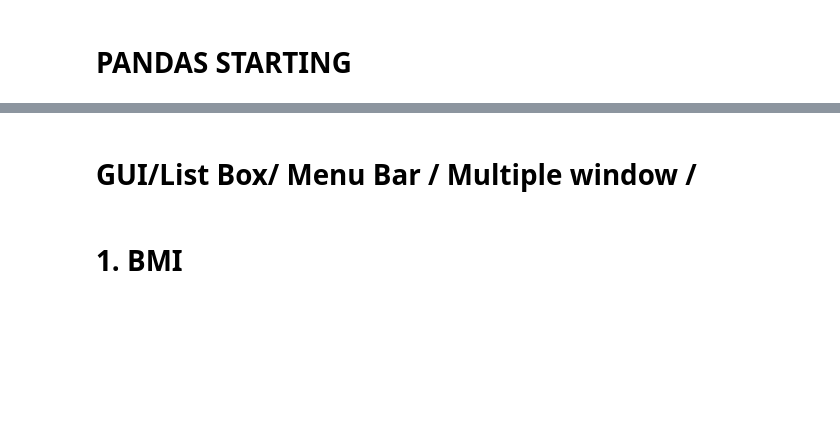
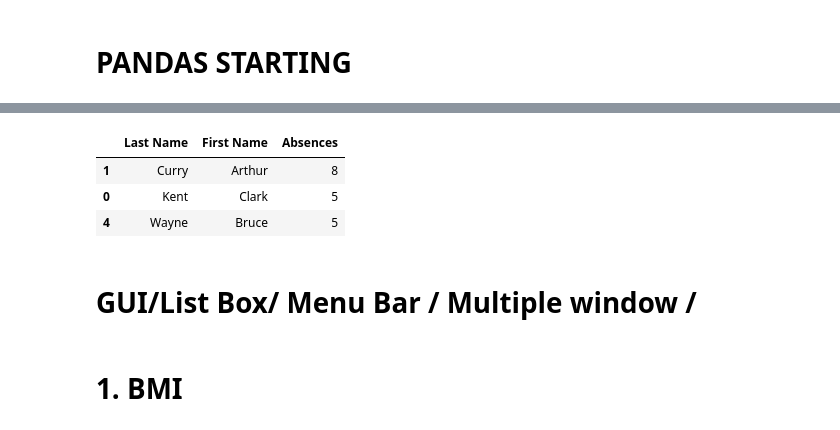
Before and after one commit to neilwaynecruz/neilwaynecruz, a Jupyter notebook: ForActivitiesPythonSirAL/1stProgram.ipynb, the cells around one changed output, grey strips where cells are left out. Saved outputs shown, nothing was run; the diff lists cells and outputs as text; code cells hidden in the pictures; blank space fills up the shorter version.

```diff
--- a/ForActivitiesPythonSirAL/1stProgram.ipynb
+++ b/ForActivitiesPythonSirAL/1stProgram.ipynb
@@ -170,19 +147,26 @@ df.loc[df["B"]>4,]["B"]
 # %%
 import pandas as pd
 
 df = pd.DataFrame(
     data=
     {
         "Last Name"  : ["Kent","Curry","Allen","Jordan","Wayne","Hall","Allen"],
         "First Name" : ["Clark","Arthur","Bart","Hal","Bruce","Shaira","Barry"],
         "Absences"   : [5,8,3,1,5,2,4],
         "Midterm"    : [1.25,1.75,4.00,2.75,3.25,4.00,2.50],
         "Finals"     : [1.00,1.50,2.75,3.00,3.25,3.00,5.00],
-    }
+    },
 )
 
-df.index = ["2k-1","2k1-2","2k-3","2k1-4","2k-5","2k1-6","2k-7"] # Change index
-df.sort_values(by=["Midterm","Finals"],ascending=[False,False])
+# df.index = ["2k-1","2k1-2","2k-3","2k1-4","2k-5","2k1-6","2k-7"] # Change index
+# df.sort_values(by=["Midterm","Finals"],ascending=[False,False])
+
+df[["Last Name", "First Name","Absences"]].sort_values(by="Absences", ascending=False).head(3)
+# %% [output]
+|  | Last Name | First Name | Absences |
+| 1 | Curry | Arthur | 8 |
+| 0 | Kent | Clark | 5 |
+| 4 | Wayne | Bruce | 5 |
 # %%
 import pandas as pd
 
```
Also changed, not shown: parts of 6 cells of this notebook, 2 other files.
